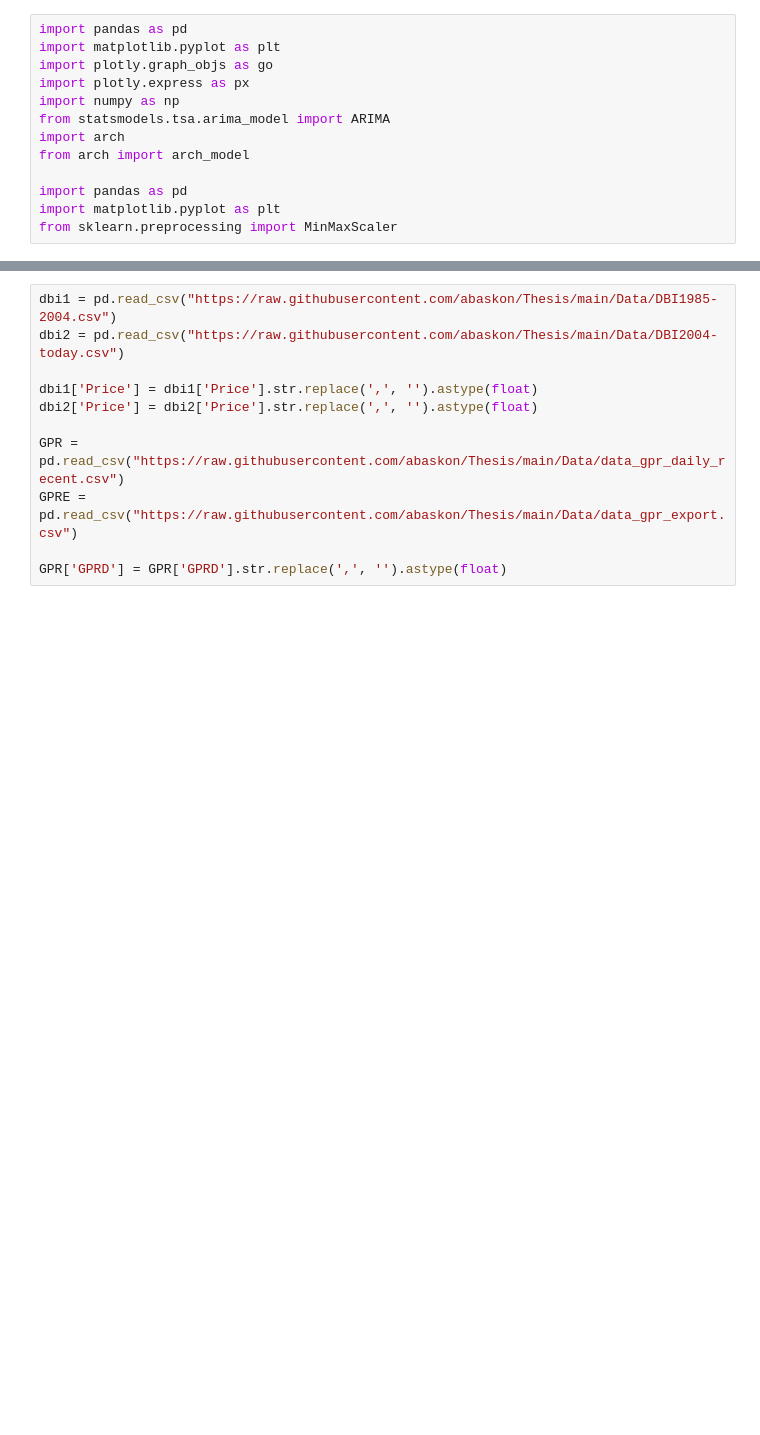
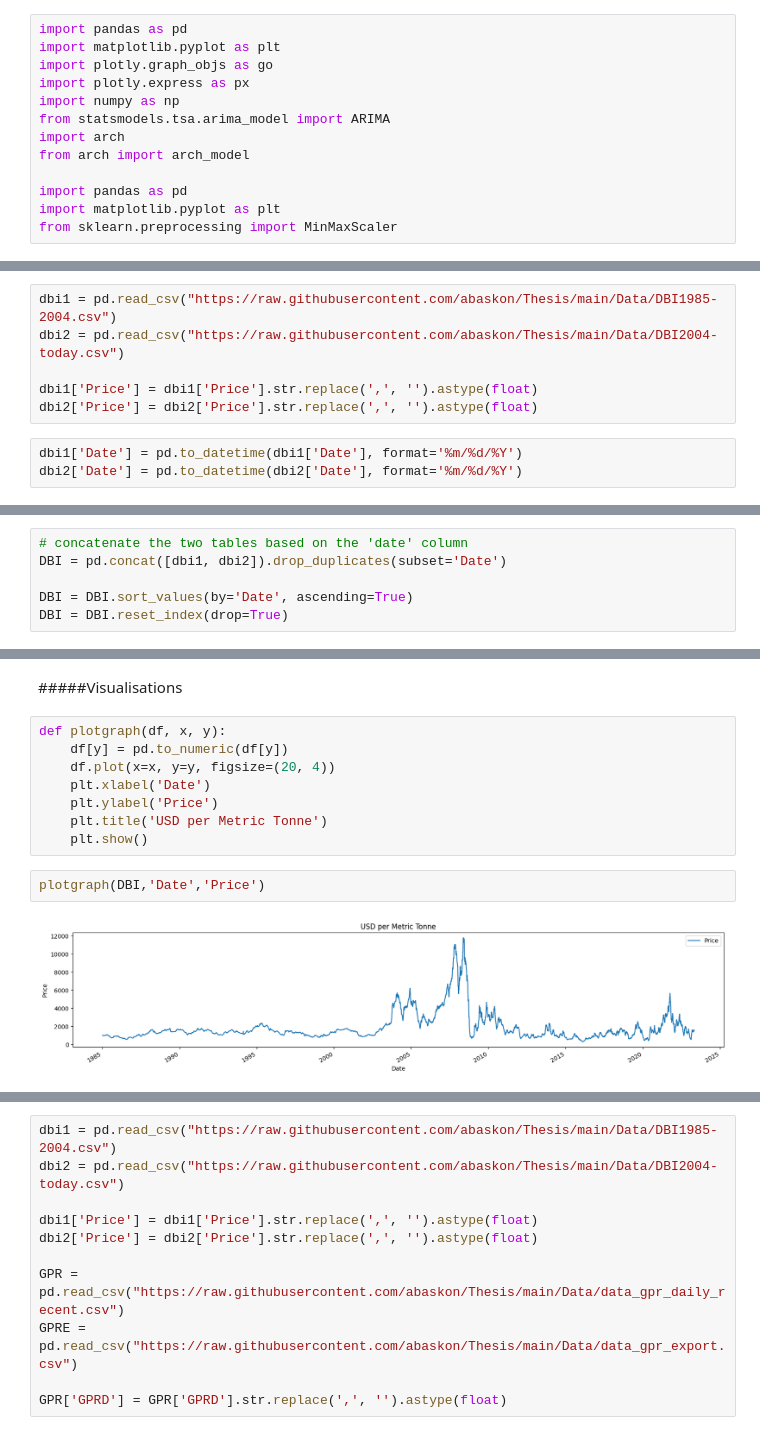
Before and after one commit to abaskon/Thesis, a Jupyter notebook: GPR_DBI_VAR_analysis.ipynb, the cells around one changed output, grey strips where cells are left out. Drawn from its saved outputs; the diff is of its cells as text; blank space fills up the shorter version.

```diff
--- a/GPR_DBI_VAR_analysis.ipynb
+++ b/GPR_DBI_VAR_analysis.ipynb
@@ -34,0 +35,9 @@ from sklearn.preprocessing import MinMaxScaler
+# %%
+dbi1 = pd.read_csv("https://raw.githubusercontent.com/abaskon/Thesis/main/Data/DBI1985-2004.csv")
+dbi2 = pd.read_csv("https://raw.githubusercontent.com/abaskon/Thesis/main/Data/DBI2004-today.csv")
+
+dbi1['Price'] = dbi1['Price'].str.replace(',', '').astype(float)
+dbi2['Price'] = dbi2['Price'].str.replace(',', '').astype(float)
+# %%
+dbi1['Date'] = pd.to_datetime(dbi1['Date'], format='%m/%d/%Y')
+dbi2['Date'] = pd.to_datetime(dbi2['Date'], format='%m/%d/%Y')
@@ -34,0 +53,6 @@ from sklearn.preprocessing import MinMaxScaler
+# %%
+# concatenate the two tables based on the 'date' column
+DBI = pd.concat([dbi1, dbi2]).drop_duplicates(subset='Date')
+
+DBI = DBI.sort_values(by='Date', ascending=True)
+DBI = DBI.reset_index(drop=True)
@@ -34,0 +153,14 @@ from sklearn.preprocessing import MinMaxScaler
+# %% [markdown]
+#####Visualisations
+# %%
+def plotgraph(df, x, y):
+    df[y] = pd.to_numeric(df[y])
+    df.plot(x=x, y=y, figsize=(20, 4))
+    plt.xlabel('Date')
+    plt.ylabel('Price')
+    plt.title('USD per Metric Tonne')
+    plt.show()
+# %%
+plotgraph(DBI,'Date','Price')
+# %% [output]
+[figure, added]
```
Also changed, not shown: parts of 66 cells of this notebook.
